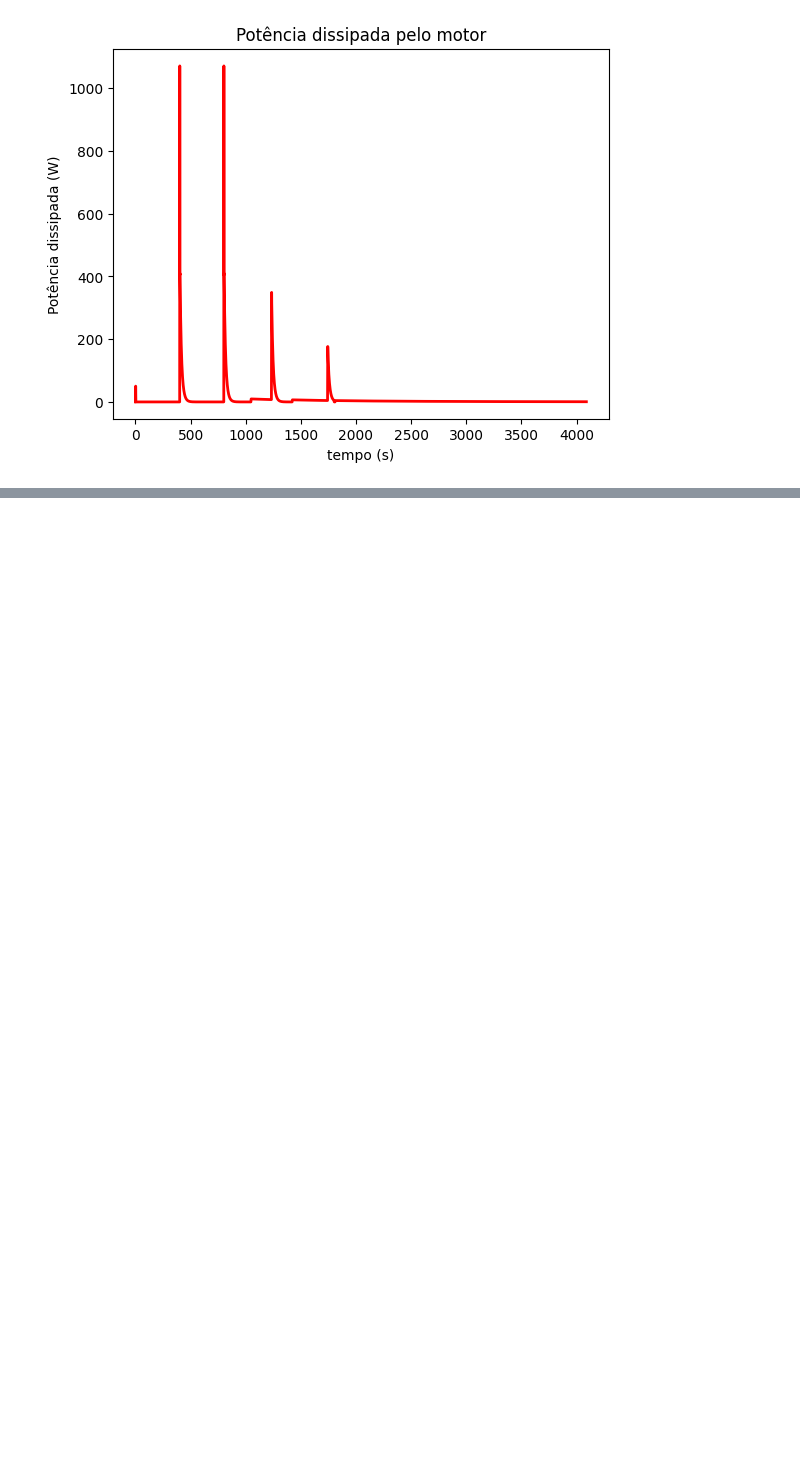
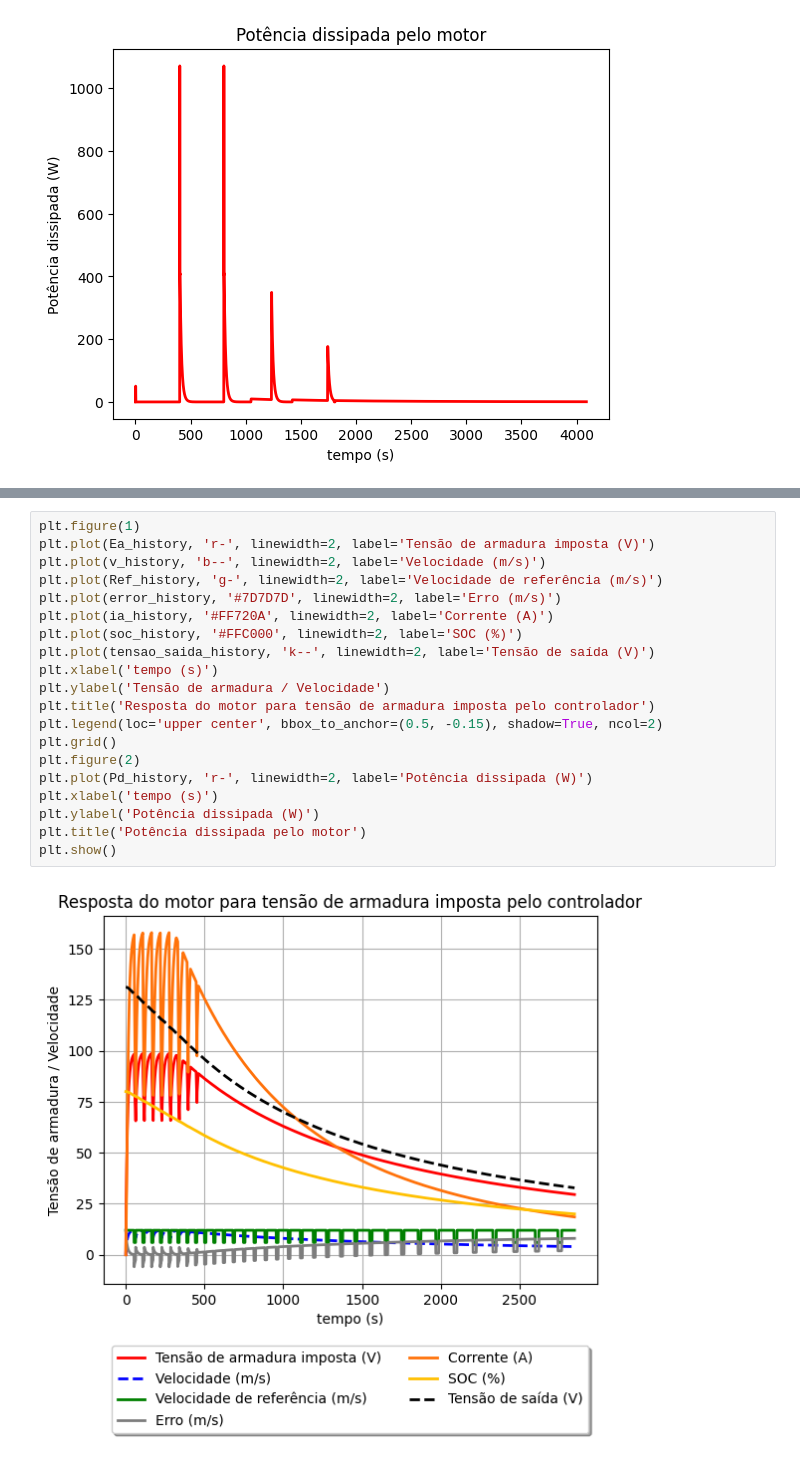
Before and after one commit to brenobmoreira/TrabFinal_DAS5103, a Jupyter notebook: sistema_soc copy.ipynb, the cells around one changed output, grey strips where cells are left out. Drawn from its saved outputs; the diff is of its cells as text; blank space fills up the shorter version.

```diff
--- a/sistema_soc copy.ipynb
+++ b/sistema_soc copy.ipynb
@@ -521,0 +619,22 @@ plt.show()
+# %%
+plt.figure(1)
+plt.plot(Ea_history, 'r-', linewidth=2, label='Tensão de armadura imposta (V)')
+plt.plot(v_history, 'b--', linewidth=2, label='Velocidade (m/s)')
+plt.plot(Ref_history, 'g-', linewidth=2, label='Velocidade de referência (m/s)')
+plt.plot(error_history, '#7D7D7D', linewidth=2, label='Erro (m/s)')
+plt.plot(ia_history, '#FF720A', linewidth=2, label='Corrente (A)')
+plt.plot(soc_history, '#FFC000', linewidth=2, label='SOC (%)')
+plt.plot(tensao_saida_history, 'k--', linewidth=2, label='Tensão de saída (V)')
+plt.xlabel('tempo (s)')
+plt.ylabel('Tensão de armadura / Velocidade')
+plt.title('Resposta do motor para tensão de armadura imposta pelo controlador')
+plt.legend(loc='upper center', bbox_to_anchor=(0.5, -0.15), shadow=True, ncol=2)
+plt.grid()
+plt.figure(2)
+plt.plot(Pd_history, 'r-', linewidth=2, label='Potência dissipada (W)')
+plt.xlabel('tempo (s)')
+plt.ylabel('Potência dissipada (W)')
+plt.title('Potência dissipada pelo motor')
+plt.show()
+# %% [output]
+[figure, added]
```
Also changed, not shown: parts of 8 cells of this notebook.
